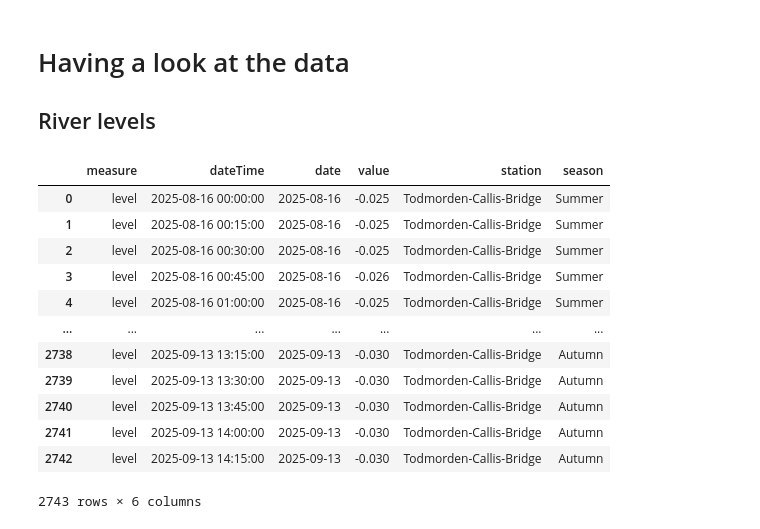
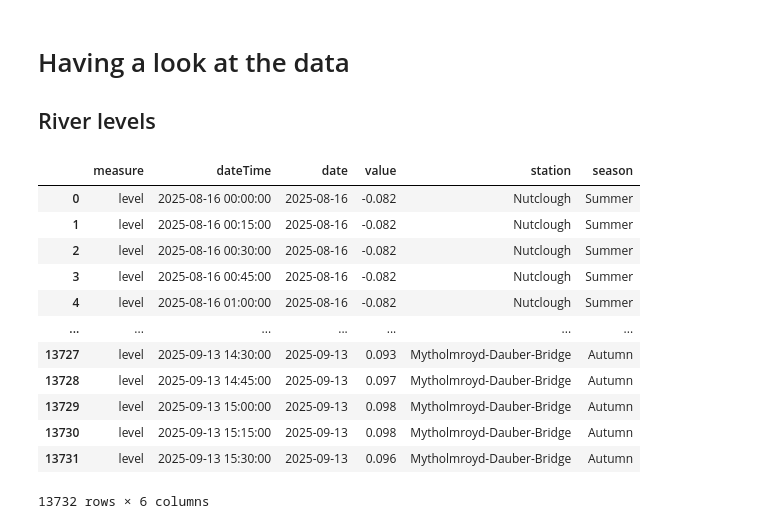
Before and after one commit to bogsnork/river_weather, a Jupyter notebook: Python/initial_explore.ipynb, the cells around one changed output. Cells and saved outputs as stored; diff of their text form; code cells hidden in the pictures.

```diff
--- a/Python/initial_explore.ipynb
+++ b/Python/initial_explore.ipynb
@@ -12,40 +14,47 @@ import ipywidgets as widgets
 from IPython.display import display
 from load_levels import load_levels
 # %%
-# Load the hydrology data
-file_path = '../data/river/Todmorden-Callis-Bridge-level-15min-Qualified.csv'
-df = load_levels(file_path)
+# Define the folder path
+folder_path = '../data/river'
+
+# Find all CSV files in the folder
+csv_files = glob.glob(os.path.join(folder_path, '*.csv'))
+
+# Load and append all dataframes
+df_list = [load_levels(file) for file in csv_files]
+df = pd.concat(df_list, ignore_index=True)
+
 
 # Convert dateTime column to datetime format
 df['dateTime'] = pd.to_datetime(df['dateTime'], errors='coerce')
 
 # Add a 'season' column based on month
 def get_season(month):
     if month in [12, 1, 2]:
         return 'Winter'
     elif month in [3, 4, 5]:
         return 'Spring'
     elif month in [6, 7, 8]:
         return 'Summer'
     else:
         return 'Autumn'
 
 df['season'] = df['dateTime'].dt.month.map(get_season)
 df
 # %% [output]
 |  | measure | dateTime | date | value | station | season |
-| 0 | level | 2025-08-16 00:00:00 | 2025-08-16 | -0.025 | Todmorden-Callis-Bridge | Summer |
-| 1 | level | 2025-08-16 00:15:00 | 2025-08-16 | -0.025 | Todmorden-Callis-Bridge | Summer |
-| 2 | level | 2025-08-16 00:30:00 | 2025-08-16 | -0.025 | Todmorden-Callis-Bridge | Summer |
-| 3 | level | 2025-08-16 00:45:00 | 2025-08-16 | -0.026 | Todmorden-Callis-Bridge | Summer |
-| 4 | level | 2025-08-16 01:00:00 | 2025-08-16 | -0.025 | Todmorden-Callis-Bridge | Summer |
+| 0 | level | 2025-08-16 00:00:00 | 2025-08-16 | -0.082 | Nutclough | Summer |
+| 1 | level | 2025-08-16 00:15:00 | 2025-08-16 | -0.082 | Nutclough | Summer |
+| 2 | level | 2025-08-16 00:30:00 | 2025-08-16 | -0.082 | Nutclough | Summer |
+| 3 | level | 2025-08-16 00:45:00 | 2025-08-16 | -0.082 | Nutclough | Summer |
+| 4 | level | 2025-08-16 01:00:00 | 2025-08-16 | -0.082 | Nutclough | Summer |
 | ... | ... | ... | ... | ... | ... | ... |
-| 2738 | level | 2025-09-13 13:15:00 | 2025-09-13 | -0.030 | Todmorden-Callis-Bridge | Autumn |
-| 2739 | level | 2025-09-13 13:30:00 | 2025-09-13 | -0.030 | Todmorden-Callis-Bridge | Autumn |
-| 2740 | level | 2025-09-13 13:45:00 | 2025-09-13 | -0.030 | Todmorden-Callis-Bridge | Autumn |
-| 2741 | level | 2025-09-13 14:00:00 | 2025-09-13 | -0.030 | Todmorden-Callis-Bridge | Autumn |
-| 2742 | level | 2025-09-13 14:15:00 | 2025-09-13 | -0.030 | Todmorden-Callis-Bridge | Autumn |
+| 13727 | level | 2025-09-13 14:30:00 | 2025-09-13 | 0.093 | Mytholmroyd-Dauber-Bridge | Autumn |
+| 13728 | level | 2025-09-13 14:45:00 | 2025-09-13 | 0.097 | Mytholmroyd-Dauber-Bridge | Autumn |
+| 13729 | level | 2025-09-13 15:00:00 | 2025-09-13 | 0.098 | Mytholmroyd-Dauber-Bridge | Autumn |
+| 13730 | level | 2025-09-13 15:15:00 | 2025-09-13 | 0.098 | Mytholmroyd-Dauber-Bridge | Autumn |
+| 13731 | level | 2025-09-13 15:30:00 | 2025-09-13 | 0.096 | Mytholmroyd-Dauber-Bridge | Autumn |
-2743 rows × 6 columns
+13732 rows × 6 columns
 # %%
 # simple plot
 
```
Also changed, not shown: parts of 1 cell of this notebook.
